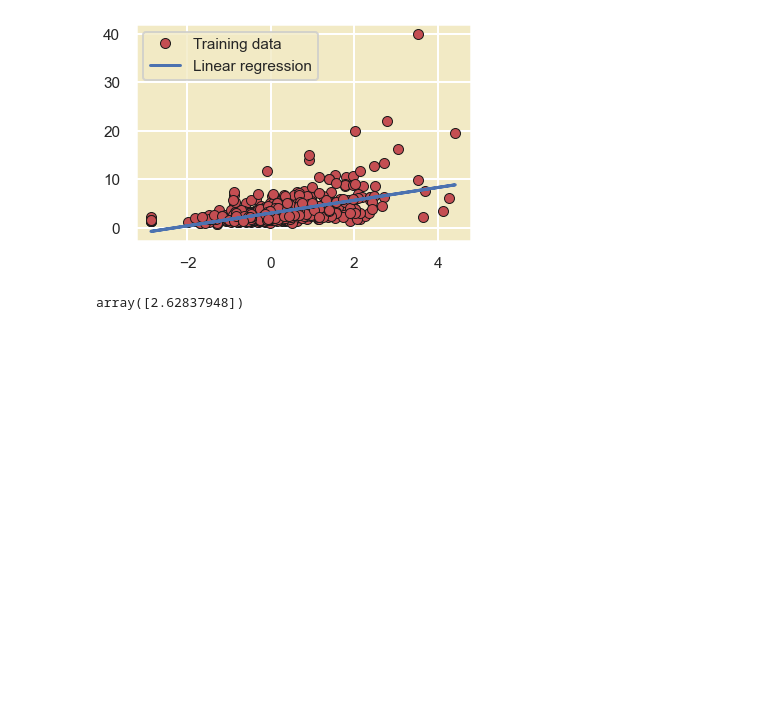
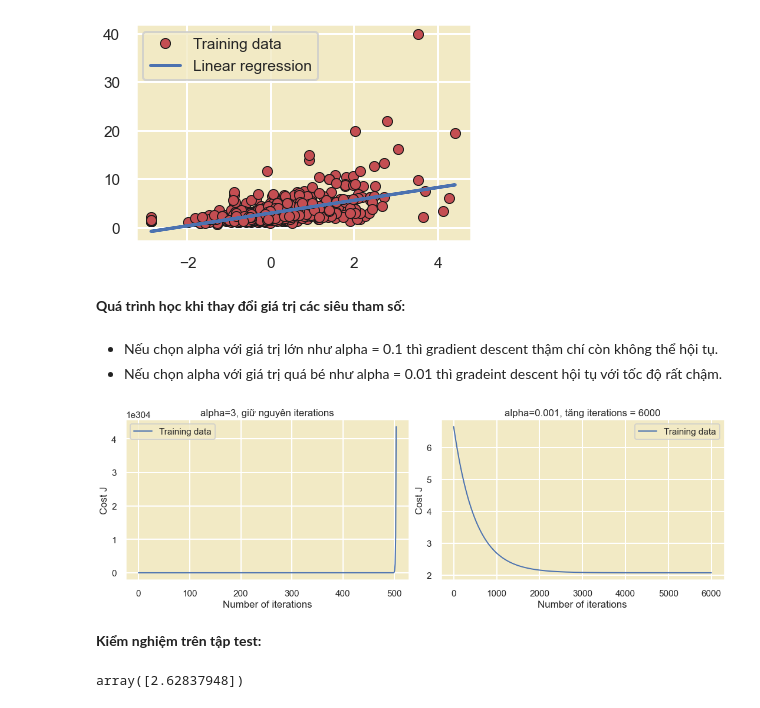
Before and after one commit to VTaPo/NMKHDL_Project_Gr10, a Jupyter notebook: MoHinhHoa_Final.ipynb, the cells around one changed output. Cells and saved outputs as stored; diff of their text form; code cells hidden in the pictures; blank space fills up the shorter version.

```diff
--- a/MoHinhHoa_Final.ipynb
+++ b/MoHinhHoa_Final.ipynb
@@ -446,6 +446,39 @@ plt.plot(X_train[:, 1], np.dot(X_train, theta), '-')
 plt.legend(['Training data', 'Linear regression']);
 # %% [output]
 [figure]
+# %% [markdown]
+**Quá trình học khi thay đổi giá trị các siêu tham số:**
+# %% [markdown]
+- Nếu chọn alpha với giá trị lớn như alpha = 0.1 thì gradient descent thậm chí còn không thể hội tụ.
+- Nếu chọn alpha với giá trị quá bé như alpha = 0.01 thì gradeint descent hội tụ với tốc độ rất chậm.
+# %%
+# initialize fitting parameters
+theta_tuning1 = np.random.rand(2)
+theta_tuning2 = np.random.rand(2)
+
+# some gradient descent settings
+iterations_tuning1, iterations_tuning2 = 1000, 6000
+alpha_tuning1, alpha_tuning2 = 3, 0.001 #learning rate tuning
+
+theta_tuning1, J_history_tuning1 = gradientDescent(X_train ,y_train, theta_tuning1, alpha_tuning1, iterations_tuning1)
+theta_tuning2, J_history_tuning2 = gradientDescent(X_train ,y_train, theta_tuning2, alpha_tuning2, iterations_tuning2)
+# %%
+fig, ax=plt.subplots(1,2,figsize=(15,5))
+ax[0].plot(np.arange(len(J_history_tuning1)), J_history_tuning1, lw=2);
+ax[0].set_xlabel('Number of iterations')
+ax[0].set_ylabel('Cost J')
+ax[0].set_title('alpha=3, giữ nguyên iterations')
+ax[0].legend(['Training data', 'Linear regression']);
+ax[1].plot(np.arange(len(J_history_tuning2)), J_history_tuning2, lw=2)
+ax[1].set_xlabel('Number of iterations')
+ax[1].set_ylabel('Cost J')
+ax[1].set_title('alpha=0.001, tăng iterations = 6000')
+ax[1].legend(['Training data', 'Linear regression']);
+plt.tight_layout()
+# %% [output]
+[figure, added]
+# %% [markdown]
+**Kiểm nghiệm trên tập test:**
 # %%
 X_test[:,1]=sc.transform(X_test[:,1].reshape(-1,1)).squeeze()
 # %%
```
Also changed, not shown: parts of 2 cells of this notebook.
